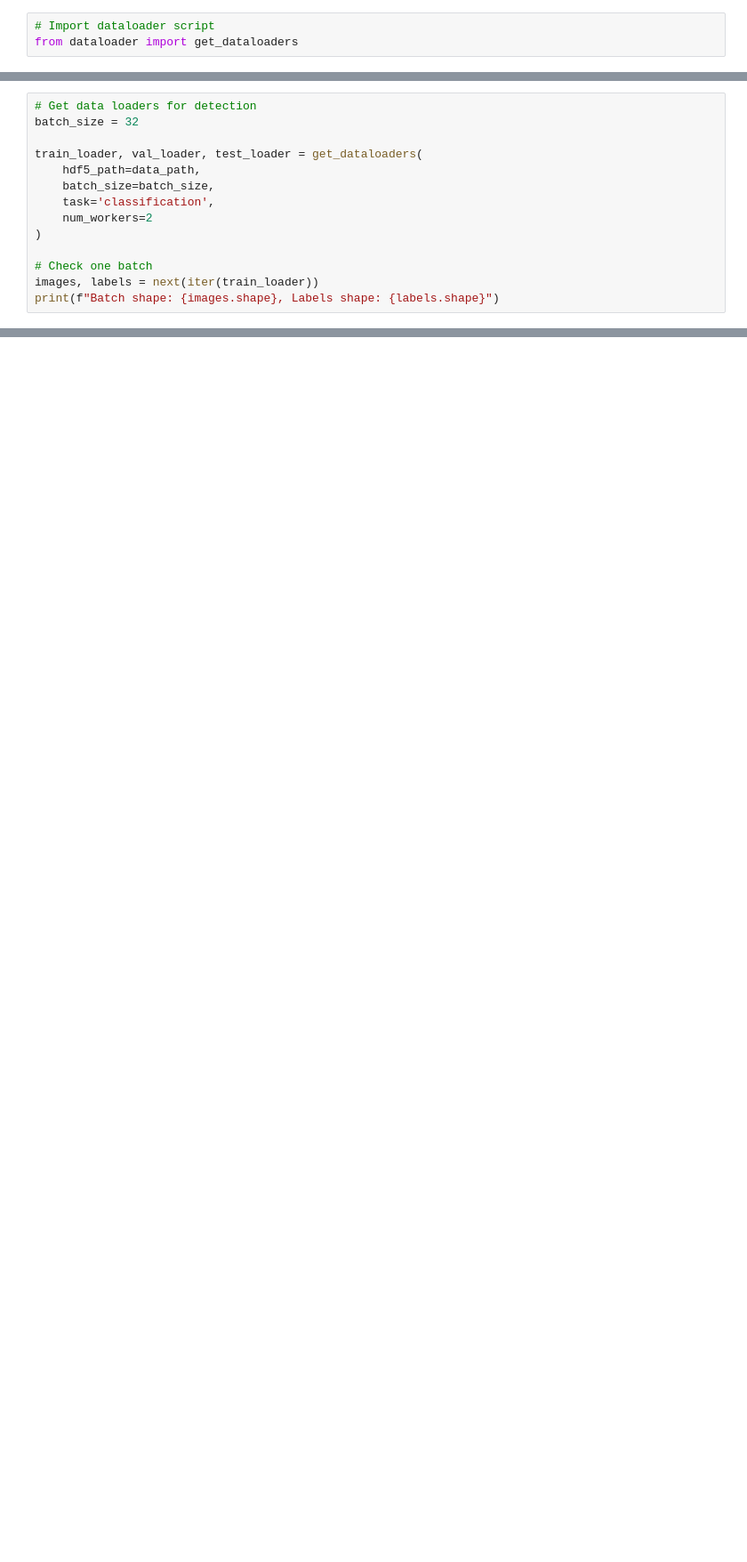
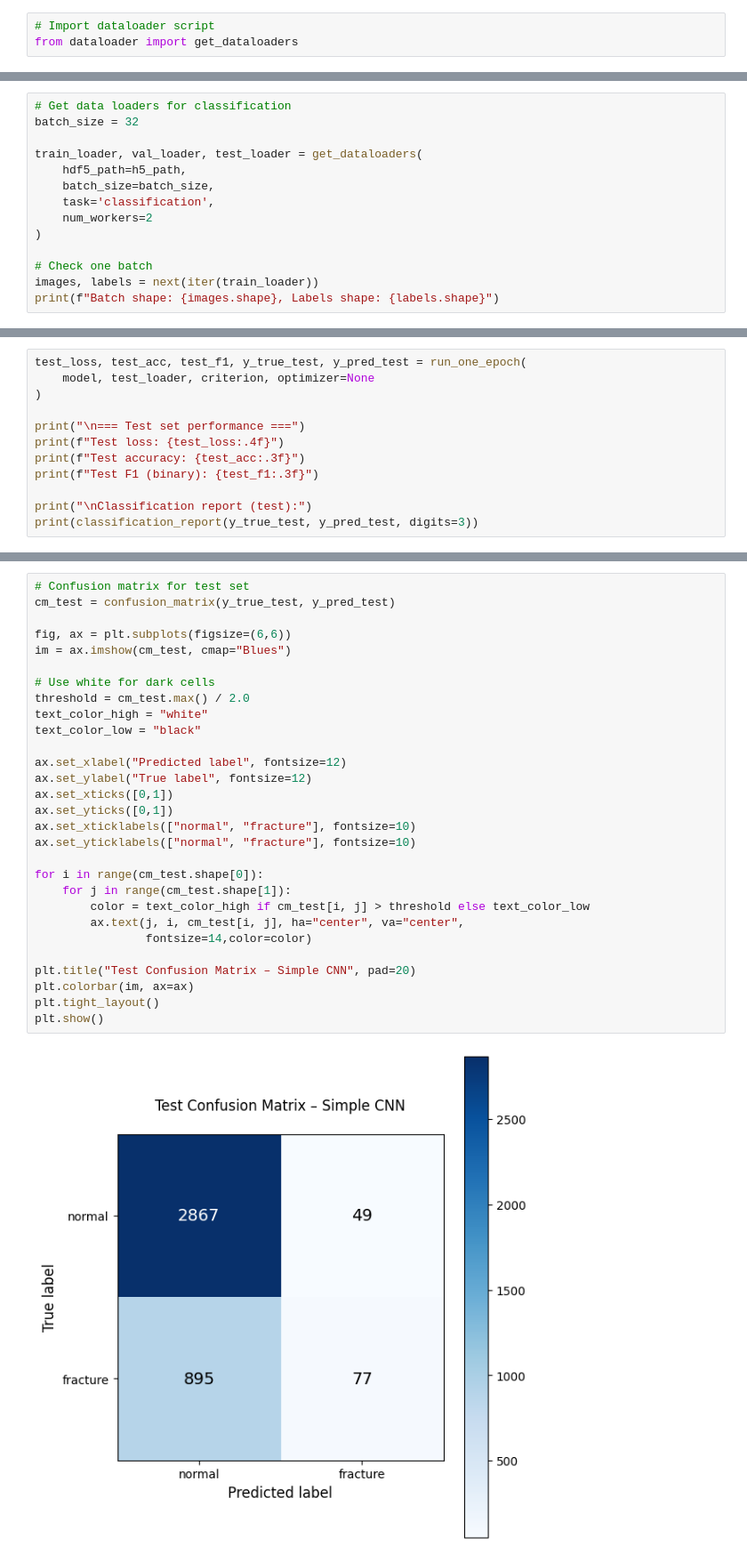
Before and after one commit to apmalinsky/AAI-590-Capstone, a Jupyter notebook: 02_SimpleCNN.ipynb, the cells around one changed output, grey strips where cells are left out. Shown: that part at 89% size. Drawn from its saved outputs; the diff is of its cells as text; blank space fills up the shorter version.

Commit message:
refactor simple cnn

```diff
--- a/02_SimpleCNN.ipynb
+++ b/02_SimpleCNN.ipynb
@@ -114,9 +150,9 @@ Dtype: int8
 # %%
-# Get data loaders for detection
+# Get data loaders for classification
 batch_size = 32
 
 train_loader, val_loader, test_loader = get_dataloaders(
-    hdf5_path=data_path,
+    hdf5_path=h5_path,
     batch_size=batch_size,
     task='classification',
     num_workers=2
@@ -297,0 +302,12 @@ Loaded best model with val F1: 0.22857142857142856
+# %%
+test_loss, test_acc, test_f1, y_true_test, y_pred_test = run_one_epoch(
+    model, test_loader, criterion, optimizer=None
+)
+
+print("\n=== Test set performance ===")
+print(f"Test loss: {test_loss:.4f}")
+print(f"Test accuracy: {test_acc:.3f}")
+print(f"Test F1 (binary): {test_f1:.3f}")
+
+print("\nClassification report (test):")
+print(classification_report(y_true_test, y_pred_test, digits=3))
@@ -297,0 +329,31 @@ Loaded best model with val F1: 0.22857142857142856
+# %%
+# Confusion matrix for test set
+cm_test = confusion_matrix(y_true_test, y_pred_test)
+
+fig, ax = plt.subplots(figsize=(6,6))
+im = ax.imshow(cm_test, cmap="Blues")
+
+# Use white for dark cells
+threshold = cm_test.max() / 2.0
+text_color_high = "white"
+text_color_low = "black"
+
+ax.set_xlabel("Predicted label", fontsize=12)
+ax.set_ylabel("True label", fontsize=12)
+ax.set_xticks([0,1])
+ax.set_yticks([0,1])
+ax.set_xticklabels(["normal", "fracture"], fontsize=10)
+ax.set_yticklabels(["normal", "fracture"], fontsize=10)
+
+for i in range(cm_test.shape[0]):
+    for j in range(cm_test.shape[1]):
+        color = text_color_high if cm_test[i, j] > threshold else text_color_low
+        ax.text(j, i, cm_test[i, j], ha="center", va="center",
+                fontsize=14,color=color)
+
+plt.title("Test Confusion Matrix – Simple CNN", pad=20)
+plt.colorbar(im, ax=ax)
+plt.tight_layout()
+plt.show()
+# %% [output]
+[figure, added]
```
Also changed, not shown: parts of 23 cells of this notebook, 1 other file.
